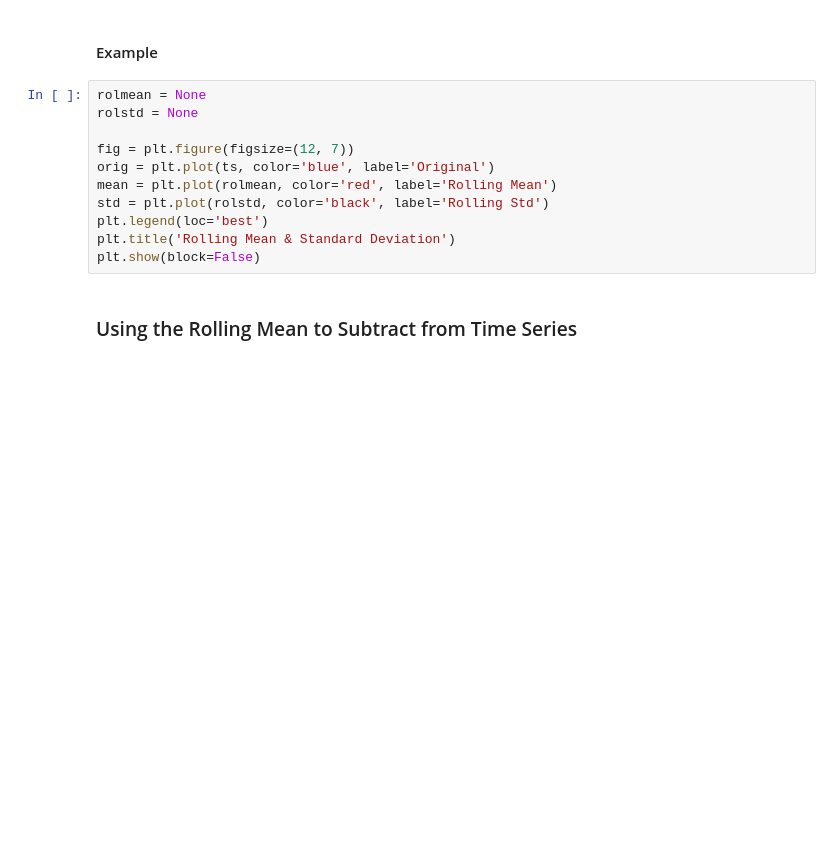
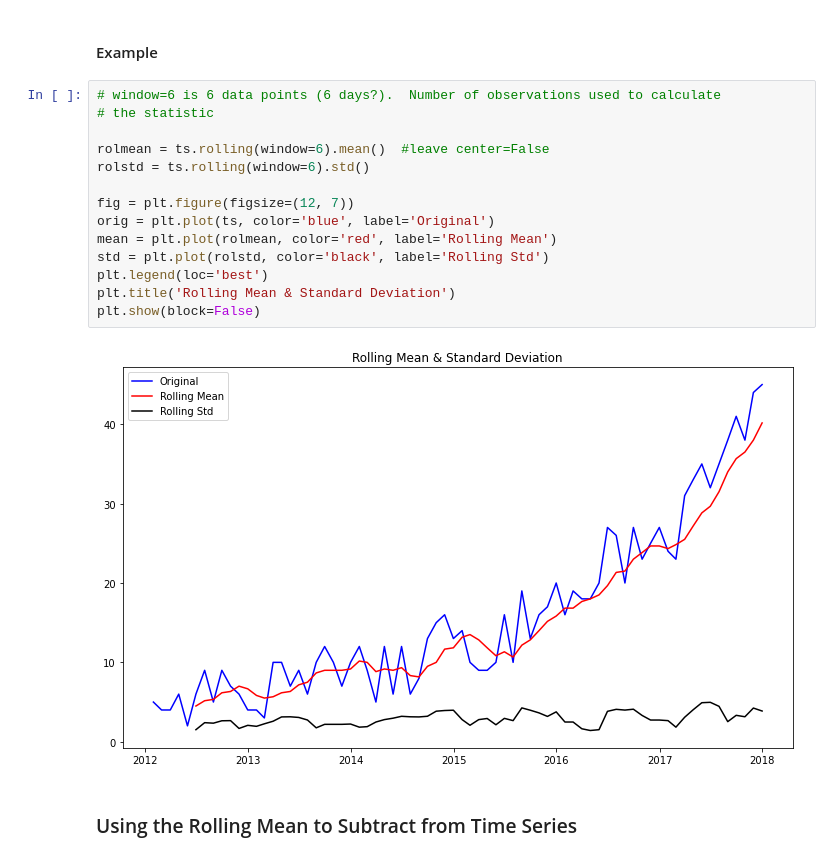
Before and after one commit to mccafj/DS-Live-091922, a Jupyter notebook: Phase4/Topic_34_time_series_trends_and_stationarity.ipynb, the cells around one changed output. Cells and saved outputs as stored; diff of their text form; blank space fills up the shorter version.

```diff
--- a/Phase4/Topic_34_time_series_trends_and_stationarity.ipynb
+++ b/Phase4/Topic_34_time_series_trends_and_stationarity.ipynb
@@ -214,16 +267,21 @@ Take the average of a **window** of past data points (over a time period).
 # %% [markdown]
 #### Example
 # %%
-rolmean = None
-rolstd = None
+# window=6 is 6 data points (6 days?).  Number of observations used to calculate
+# the statistic
+
+rolmean = ts.rolling(window=6).mean()  #leave center=False
+rolstd = ts.rolling(window=6).std()
 
 fig = plt.figure(figsize=(12, 7))
 orig = plt.plot(ts, color='blue', label='Original')
 mean = plt.plot(rolmean, color='red', label='Rolling Mean')
 std = plt.plot(rolstd, color='black', label='Rolling Std')
 plt.legend(loc='best')
 plt.title('Rolling Mean & Standard Deviation')
 plt.show(block=False)
+# %% [output]
+[figure, added]
 # %% [markdown]
 ### Using the Rolling Mean to Subtract from Time Series
 # %%
```
Also changed, not shown: parts of 25 cells of this notebook, 3 other files.
